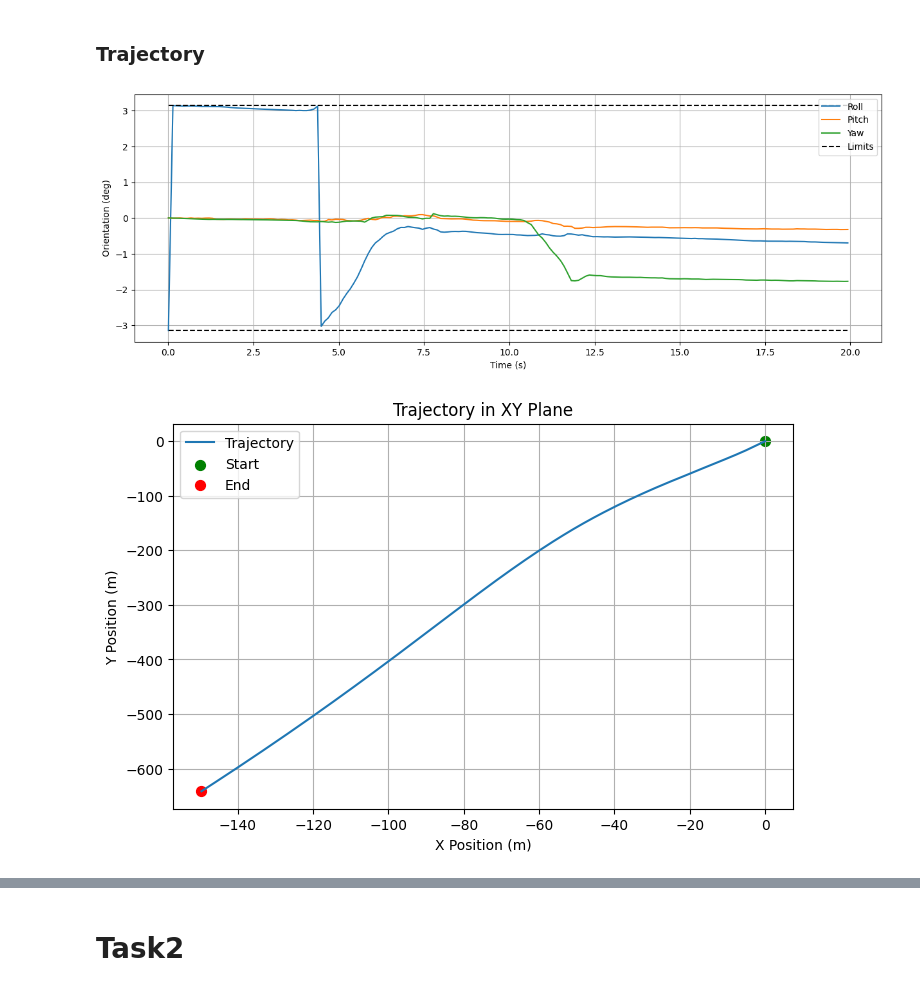
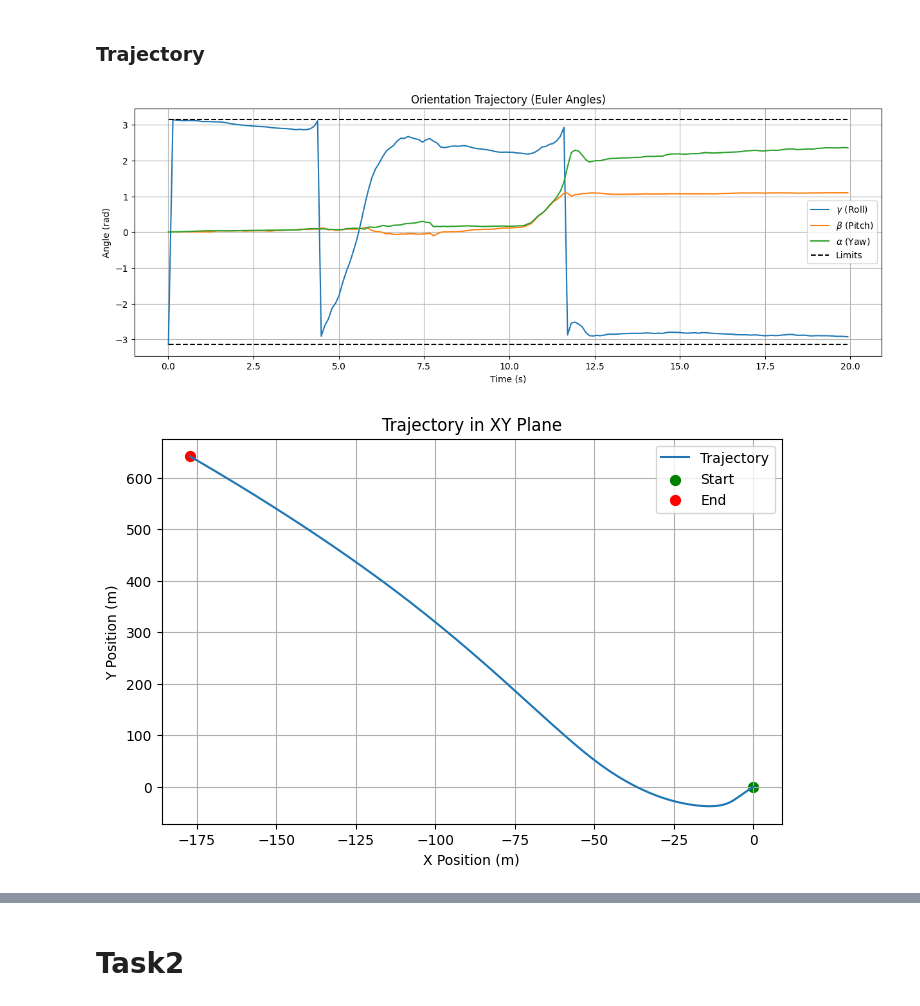
Before and after one commit to RodsCoimbra/IST-ROBO, a Jupyter notebook: task1.ipynb, the cells around one changed output, grey strips where cells are left out. Cells and saved outputs as stored; diff of their text form; code cells hidden in the pictures.

Commit message:
orientation corrigida

```diff
--- a/task1.ipynb
+++ b/task1.ipynb
@@ -67,23 +67,27 @@ def normalize_angle(angle):
     return angle
 
 def orientation_from_ang_vel(time, angular_vel):
-    orientation = [[180,0,0]] #Initial orientation extracted by looking at the acceleration data (measuring the gravity acceleration at the beginning)
-    normalize_angle(orientation)
     diff_t = np.diff(time)
-    for ang_vel, dt in zip(angular_vel[1:], diff_t):
-        orientation.append(orientation[-1] + ang_vel * dt)
-        normalize_angle(orientation)
 
-    orientation = np.radians(orientation)
+    rotation = [R.from_euler('xyz', [-np.pi, 0, 0])]
+    for ang_v, dt in zip(angular_vel[1:], diff_t):
+        ang_p = ang_v * dt
+        delta_rot = R.from_euler('xyz', ang_p)
+        rotation.append(rotation[-1] * delta_rot)
+
+    orientation = np.array([rot.as_euler('xyz') for rot in rotation])
     plt.figure(figsize=(15, 5))
-    plt.plot(time, orientation)
-    #Horizontal line at -pi and pi which are the limits of the orientation
+    plt.plot(time, orientation[:,0], label=r'$\gamma$ (Roll)')
+    plt.plot(time, orientation[:,1], label=r'$\beta$ (Pitch)')
+    plt.plot(time, orientation[:,2], label=r'$\alpha$ (Yaw)')
     plt.plot(time,np.ones(len(time))*np.pi, color='black', linestyle='--')
-    plt.plot(time,np.ones(len(time))*-np.pi, color='black', linestyle='--')
+    plt.plot(time,np.ones(len(time))*-np.pi, color='black', linestyle='--',label=r'Limits')
     plt.xlabel('Time (s)')
-    plt.ylabel('Orientation (deg)')
-    plt.legend(['Roll', 'Pitch', 'Yaw', 'Limits'])
+    plt.ylabel('Angle (rad)')
+    plt.title('Orientation Trajectory (Euler Angles)')
+    plt.legend()
     plt.grid()
+    plt.show()
 
 def plot_data(time, angular_vel, acceleration, title):
     plt.figure(figsize=(15, 10))
@@ -234,8 +238,8 @@ plot_data(time, angular_velocity, acceleration, 'Raw data')
 # %% [markdown]
 ### Trajectory
 # %%
-orientation_from_ang_vel(time, angular_velocity)
-trajectory(time, np.deg2rad(angular_velocity), acceleration, scale=[20,20,20], number_of_points_between_axis=20)
+orientation_from_ang_vel(time, np.radians(angular_velocity))
+trajectory(time, np.radians(angular_velocity), acceleration, scale=[20,20,20], number_of_points_between_axis=20)
 # %% [output]
-[figure, old version]
+[figure, new version]
-[figure, old version]
+[figure, new version]
```
Also changed, not shown: parts of 8 cells of this notebook, 1 other file.
